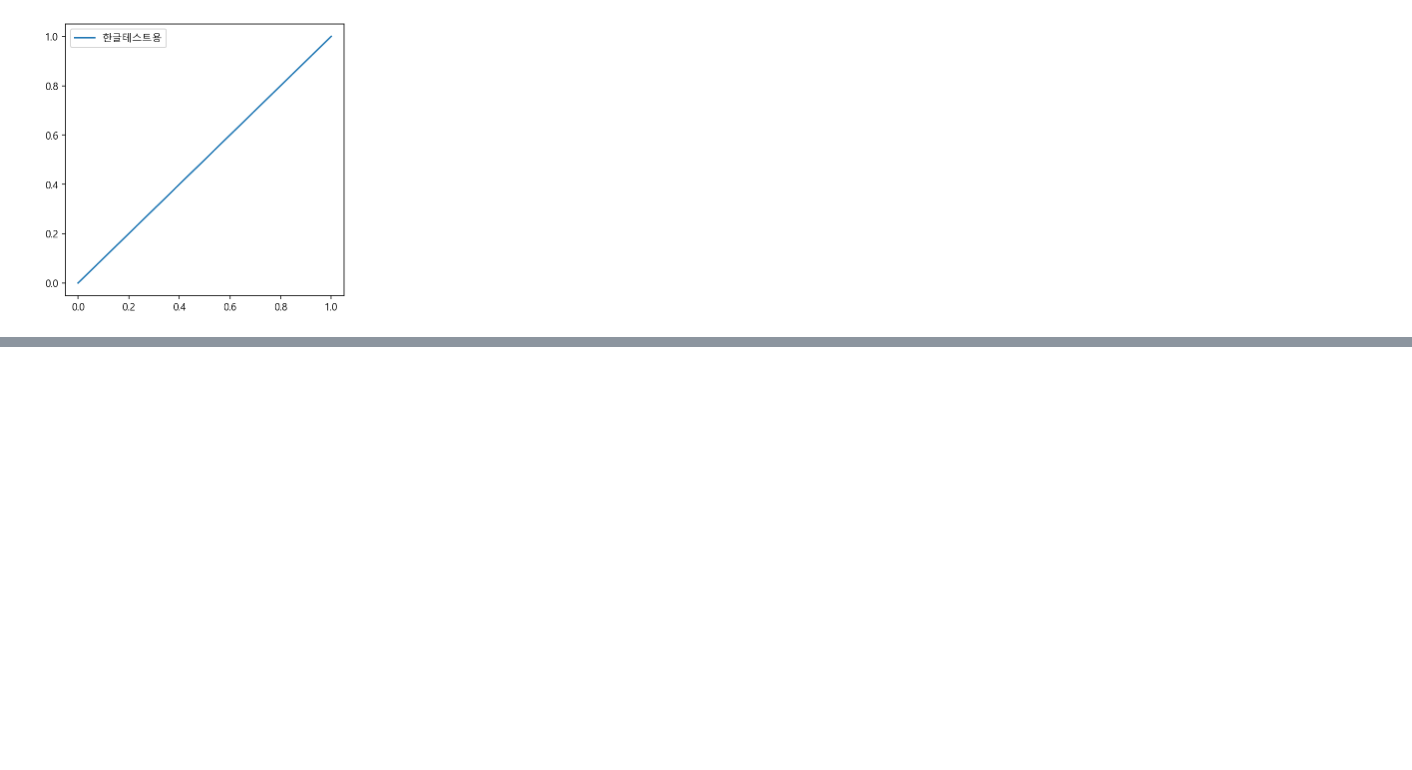
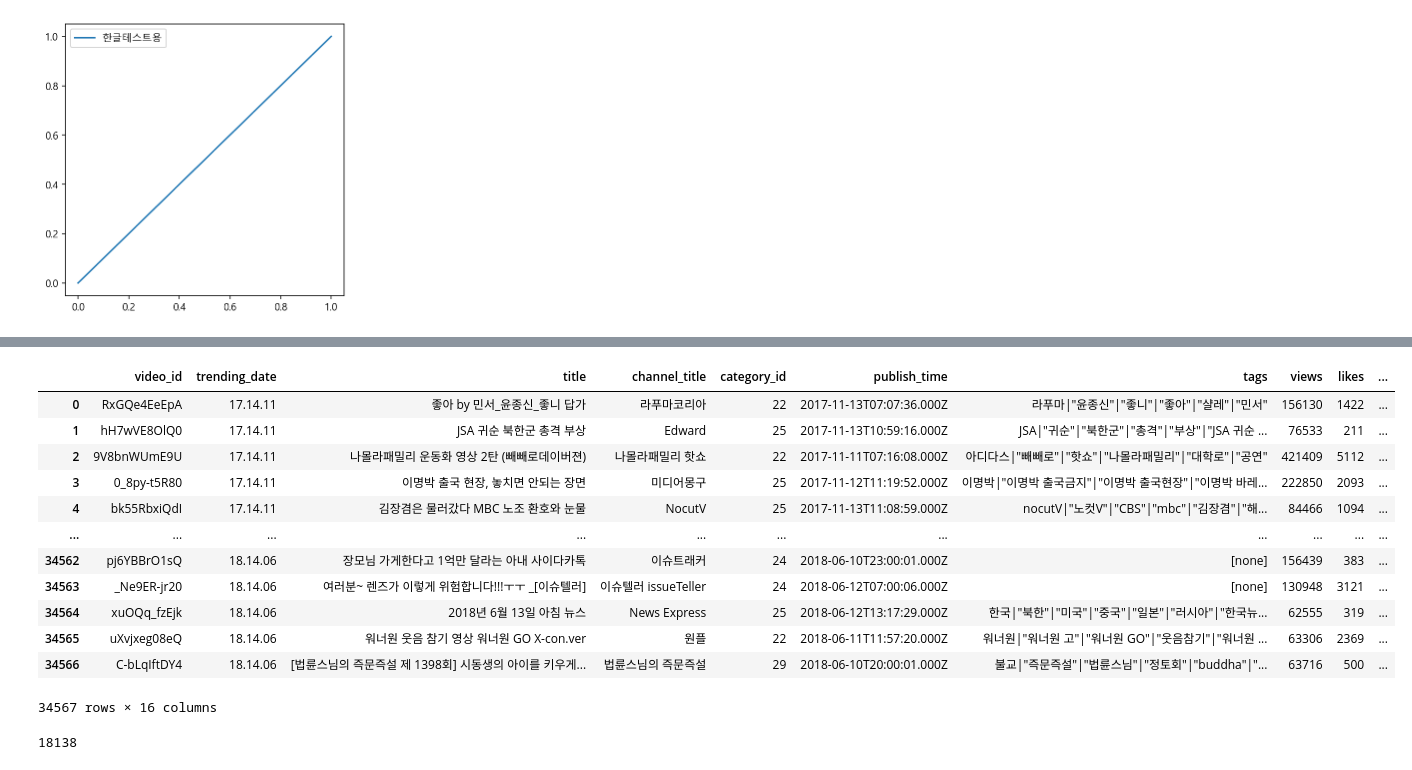
Before and after one commit to kaminion/youtube_visualization, a Jupyter notebook: graph.ipynb, the cells around one changed output, grey strips where cells are left out. Saved outputs shown, nothing was run; the diff lists cells and outputs as text; code cells hidden in the pictures; blank space fills up the shorter version.

```diff
--- a/graph.ipynb
+++ b/graph.ipynb
@@ -32,3 +32,6 @@ warnings.filterwarnings("ignore")
 # %%
 import pandas as pd
 import seaborn as sns
+# %%
+KRvideo = pd.read_csv('./data/KRvideos_utf8.csv',
+encoding='utf8')
@@ -34,0 +64,17 @@ import seaborn as sns
+# %%
+# 전체 데이터 구조 파악
+KRvideo
+# %% [output]
+|  | video_id | trending_date | title | channel_title | category_id | publish_time | tags | views | likes | ... |
+| 0 | RxGQe4EeEpA | 17.14.11 | 좋아 by 민서_윤종신_좋니 답가 | 라푸마코리아 | 22 | 2017-11-13T07:07:36.000Z | 라푸마|"윤종신"|"좋니"|"좋아"|"샬레"|"민서" | 156130 | 1422 | ... |
+| 1 | hH7wVE8OlQ0 | 17.14.11 | JSA 귀순 북한군 총격 부상 | Edward | 25 | 2017-11-13T10:59:16.000Z | JSA|"귀순"|"북한군"|"총격"|"부상"|"JSA 귀순 ... | 76533 | 211 | ... |
+| 2 | 9V8bnWUmE9U | 17.14.11 | 나몰라패밀리 운동화 영상 2탄 (빼빼로데이버젼) | 나몰라패밀리 핫쇼 | 22 | 2017-11-11T07:16:08.000Z | 아디다스|"빼빼로"|"핫쇼"|"나몰라패밀리"|"대학로"|"공연" | 421409 | 5112 | ... |
+| 3 | 0_8py-t5R80 | 17.14.11 | 이명박 출국 현장, 놓치면 안되는 장면 | 미디어몽구 | 25 | 2017-11-12T11:19:52.000Z | 이명박|"이명박 출국금지"|"이명박 출국현장"|"이명박 바레... | 222850 | 2093 | ... |
+| 4 | bk55RbxiQdI | 17.14.11 | 김장겸은 물러갔다 MBC 노조 환호와 눈물 | NocutV | 25 | 2017-11-13T11:08:59.000Z | nocutV|"노컷V"|"CBS"|"mbc"|"김장겸"|"해... | 84466 | 1094 | ... |
+| ... | ... | ... | ... | ... | ... | ... | ... | ... | ... | ... |
+| 34562 | pj6YBBrO1sQ | 18.14.06 | 장모님 가게한다고 1억만 달라는 아내 사이다카톡 | 이슈트래커 | 24 | 2018-06-10T23:00:01.000Z | [none] | 156439 | 383 | ... |
+| 34563 | _Ne9ER-jr20 | 18.14.06 | 여러분~ 렌즈가 이렇게 위험합니다!!!ㅜㅜ _[이슈텔러] | 이슈텔러 issueTeller | 24 | 2018-06-12T07:00:06.000Z | [none] | 130948 | 3121 | ... |
+| 34564 | xuOQq_fzEjk | 18.14.06 | 2018년 6월 13일 아침 뉴스 | News Express | 25 | 2018-06-12T13:17:29.000Z | 한국|"북한"|"미국"|"중국"|"일본"|"러시아"|"한국뉴... | 62555 | 319 | ... |
+| 34565 | uXvjxeg08eQ | 18.14.06 | 워너원 웃음 참기 영상 워너원 GO X-con.ver | 원플 | 22 | 2018-06-11T11:57:20.000Z | 워너원|"워너원 고"|"워너원 GO"|"웃음참기"|"워너원 ... | 63306 | 2369 | ... |
+| 34566 | C-bLqIftDY4 | 18.14.06 | [법륜스님의 즉문즉설 제 1398회] 시동생의 아이를 키우게... | 법륜스님의 즉문즉설 | 29 | 2018-06-10T20:00:01.000Z | 불교|"즉문즉설"|"법륜스님"|"정토회"|"buddha"|"... | 63716 | 500 | ... |
+34567 rows × 16 columns
@@ -34,0 +91,4 @@ import seaborn as sns
+# %%
+len(df_sorted) - len(df_sorted_max) # 중복 데이터 수
+# %% [output]
+18138
```
Also changed, not shown: parts of 31 cells of this notebook, 1 other file.
